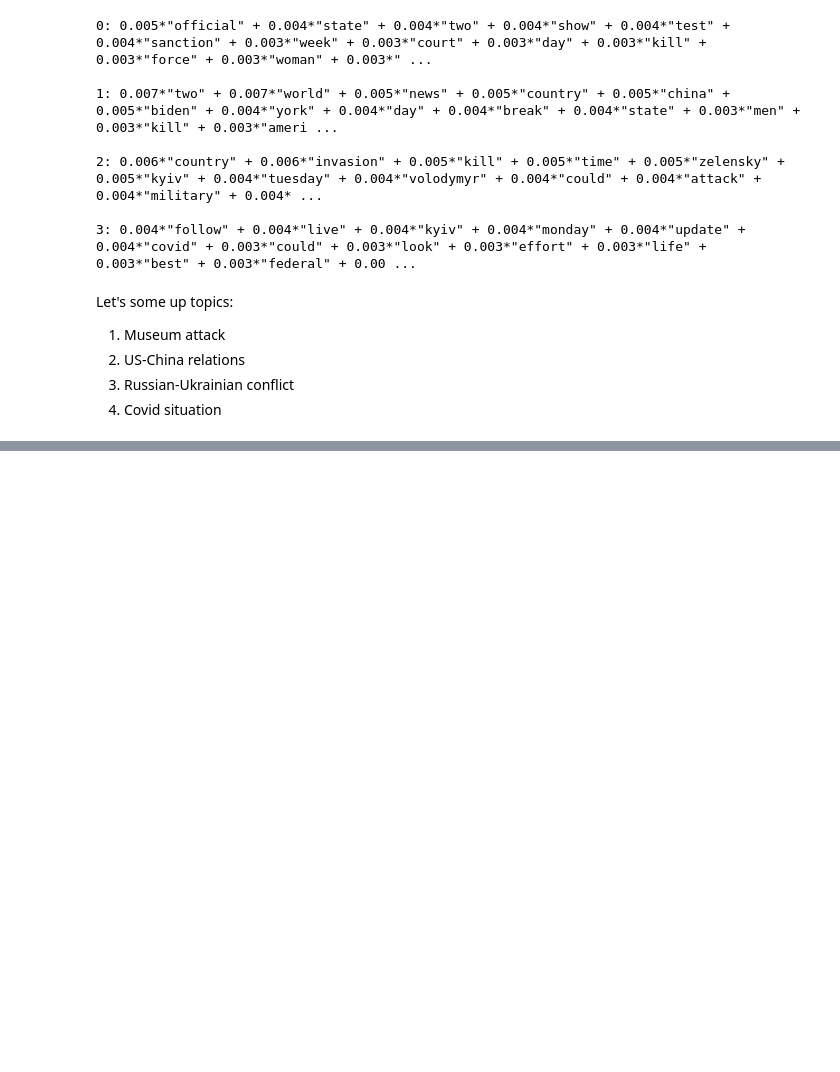
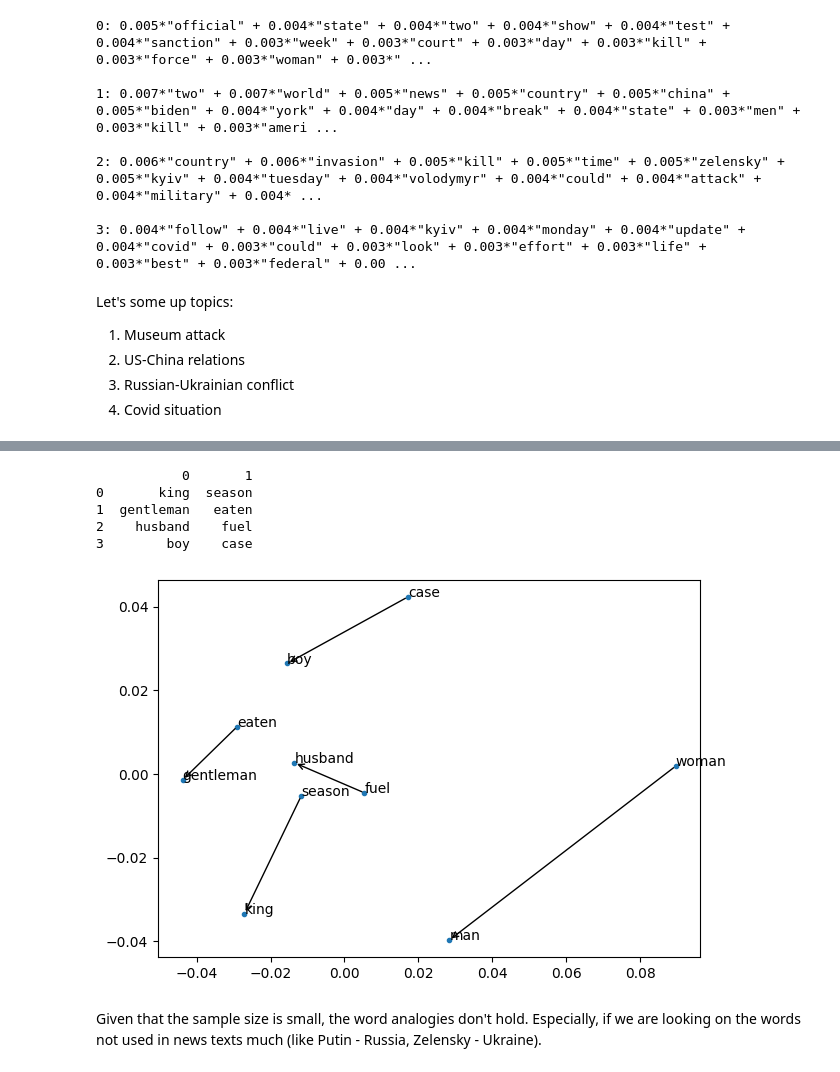
Before and after one commit to damirash/Analysis-of-Tweet_News, a Jupyter notebook: code - Abay.ipynb, the cells around one changed output, grey strips where cells are left out. Saved outputs shown, nothing was run; the diff lists cells and outputs as text; code cells hidden in the pictures; blank space fills up the shorter version.

```diff
--- a/code - Abay.ipynb
+++ b/code - Abay.ipynb
@@ -692,0 +838,56 @@ Let's some up topics:
+# %%
+# pretty print function
+def pp(obj):
+    print(pd.DataFrame(obj))
+
+def analogy(worda, wordb, wordc):
+    result = model.wv.most_similar(negative=[worda],
+                                positive=[wordb, wordc])
+    return result[0][0]
+
+# set the first pair
+from_first = 'man'
+to_first = 'woman'
+
+# set the list
+list_from = ['king', 'gentleman', 'husband', 'boy']
+
+list_to = [analogy(from_first, to_first, x) for x in list_from]
+pp(zip(list_from,list_to))
+# %% [output]
+           0       1
+0       king  season
+1  gentleman   eaten
+2    husband    fuel
+3        boy    case
+# %%
+
+from sklearn.decomposition import PCA
+import matplotlib.pyplot as plt
+import numpy as np
+
+def plot_data(orig_data, labels):
+    pca = PCA(n_components=2)
+    data = pca.fit_transform(orig_data)
+    plt.figure(figsize=(7, 5), dpi=100)
+    plt.plot(data[:,0], data[:,1], '.')
+    for i in range(len(data)):
+        plt.annotate(labels[i], xy = data[i])
+    for i in range(len(data)//2):
+        plt.annotate("",
+                xy=data[i],
+                xytext=data[i+len(data)//2],
+                arrowprops=dict(arrowstyle="->",
+                                connectionstyle="arc3")
+        )
+
+list_from.append(from_first)
+list_to.append(to_first)
+
+labels = list_from + list_to
+data = [model.wv[w] for w in labels]
+plot_data(data, labels)
+# %% [output]
+[figure, added]
+# %% [markdown]
+Given that the sample size is small, the word analogies don't hold. Especially, if we are looking on the words not used in news texts much (like Putin - Russia, Zelensky - Ukraine).
```
Also changed, not shown: parts of 18 cells of this notebook.
